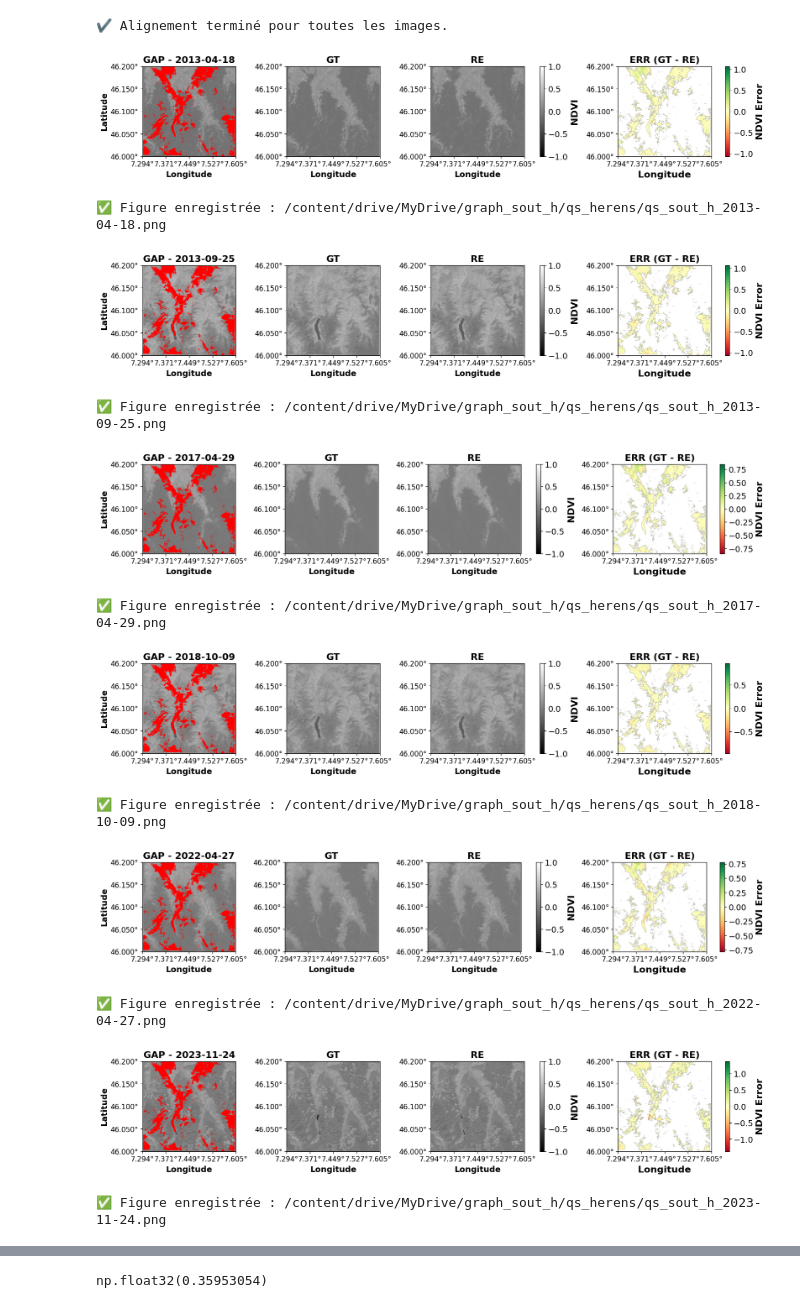
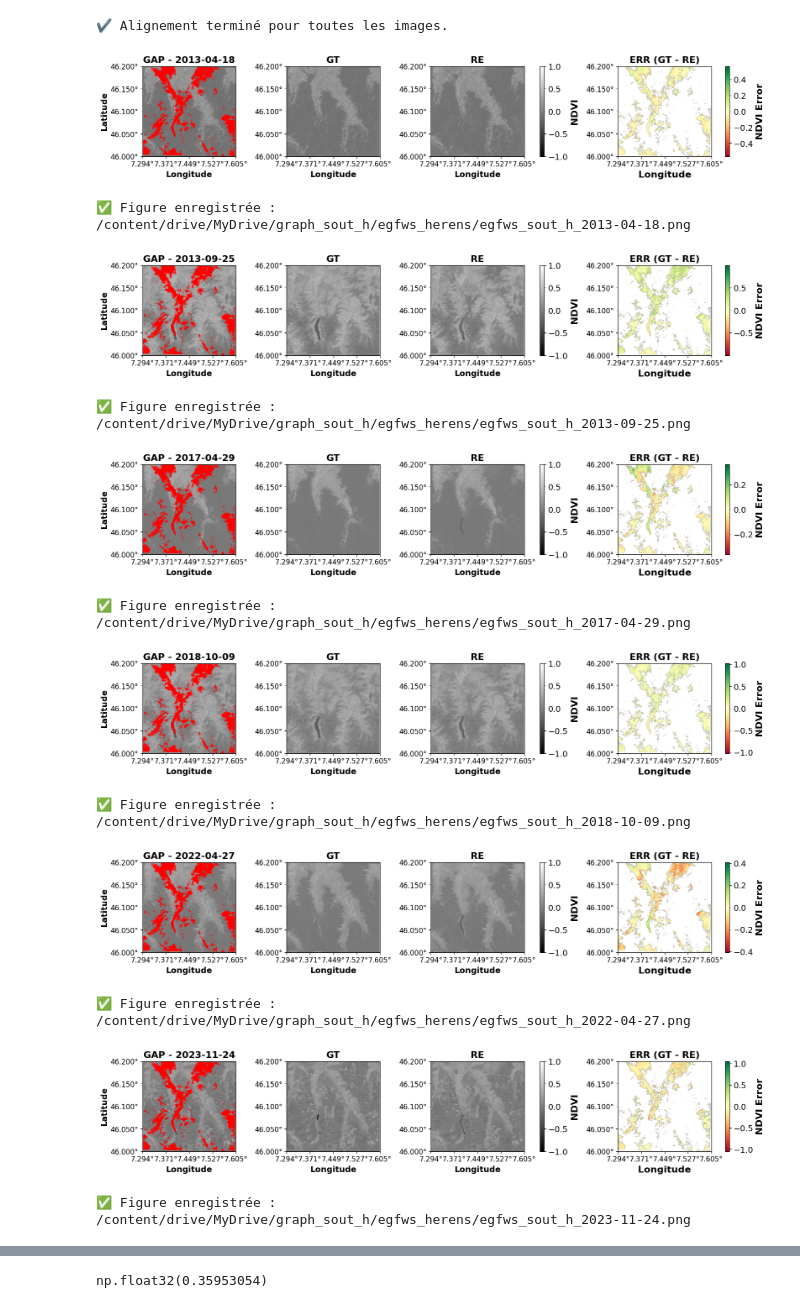
Before and after one commit to larasauser/master, a Jupyter notebook: metrics_soutenance.ipynb, the cells around one changed output, grey strips where cells are left out. Saved outputs shown, nothing was run; the diff lists cells and outputs as text; code cells hidden in the pictures.

```diff
--- a/metrics_soutenance.ipynb
+++ b/metrics_soutenance.ipynb
@@ -143,9 +143,9 @@ import os
 from glob import glob
 
 # === Dossiers ===
-hole_dir = '/content/drive/MyDrive/QS_herens/NDVI_herens_holes'
-gt_dir = '/content/drive/MyDrive/QS_herens/NDVI_herens_full'
-recon_dir = '/content/drive/MyDrive/QS_herens/QS_h_out'
+hole_dir = '/content/drive/MyDrive/Whitt/NDVI_herens_Landsat8_hole'
+gt_dir = '/content/drive/MyDrive/Whitt/NDVI_herens_full'
+recon_dir = '/content/drive/MyDrive/Whitt/egfwh_herens_outputs_optim1'
 gap_raw_dir = '/content/drive/MyDrive/ndvi_herens_landsat_original'
 
 
@@ -252,47 +252,47 @@ for i in range(len(hole_files)):
     axs[3].set_xlabel("Longitude", fontsize=16, fontweight="bold")
     add_coords_wgs84(axs[3], hole_meta)
 
     cbar_ndvi = fig.colorbar(im2, ax=axs[:3], orientation="vertical", fraction=0.5, pad=0.01)
     cbar_ndvi.set_label("NDVI", fontsize=16, fontweight="bold")
     for t in cbar_ndvi.ax.get_yticklabels():
         t.set_fontsize(14)
 
     #cbar_err = fig.colorbar(im3, ax=axs[3], orientation="vertical", fraction=0.02, pad=0.01)
     #cbar_err.set_label("NDVI Error", fontsize=14, fontweight="bold")
     #for t in cbar_err.ax.get_yticklabels():
         #t.set_fontsize(14)
     cbar_err = fig.colorbar(im3, ax=axs[3], fraction=0.05, pad=0.02)
     cbar_err.set_label("NDVI Error", fontsize=16, fontweight="bold")
     for t in cbar_err.ax.get_yticklabels():
         t.set_fontsize(14)
 
 
     for ax in axs:
         ax.tick_params(axis="x", labelsize=12)
         ax.tick_params(axis="y", labelsize=12)
 
     plt.show()
 
-    save_dir = '/content/drive/MyDrive/graph_sout_h/qs_herens'
+    save_dir = '/content/drive/MyDrive/graph_sout_h/egfws_herens'
     os.makedirs(save_dir, exist_ok=True)
 
-    save_path = os.path.join(save_dir, f'qs_sout_h_{date}.png')
+    save_path = os.path.join(save_dir, f'egfws_sout_h_{date}.png')
     fig.savefig(save_path, dpi=300, bbox_inches='tight')
     plt.close(fig)
     print(f"✅ Figure enregistrée : {save_path}")
 # %% [output]
-[figure, old version]
+[figure, new version]
-✅ Figure enregistrée : /content/drive/MyDrive/graph_sout_h/qs_herens/qs_sout_h_2013-04-18.png
+✅ Figure enregistrée : /content/drive/MyDrive/graph_sout_h/egfws_herens/egfws_sout_h_2013-04-18.png
-[figure, old version]
+[figure, new version]
-✅ Figure enregistrée : /content/drive/MyDrive/graph_sout_h/qs_herens/qs_sout_h_2013-09-25.png
+✅ Figure enregistrée : /content/drive/MyDrive/graph_sout_h/egfws_herens/egfws_sout_h_2013-09-25.png
-[figure, old version]
+[figure, new version]
-✅ Figure enregistrée : /content/drive/MyDrive/graph_sout_h/qs_herens/qs_sout_h_2017-04-29.png
+✅ Figure enregistrée : /content/drive/MyDrive/graph_sout_h/egfws_herens/egfws_sout_h_2017-04-29.png
-[figure, old version]
+[figure, new version]
-✅ Figure enregistrée : /content/drive/MyDrive/graph_sout_h/qs_herens/qs_sout_h_2018-10-09.png
+✅ Figure enregistrée : /content/drive/MyDrive/graph_sout_h/egfws_herens/egfws_sout_h_2018-10-09.png
-[figure, old version]
+[figure, new version]
-✅ Figure enregistrée : /content/drive/MyDrive/graph_sout_h/qs_herens/qs_sout_h_2022-04-27.png
+✅ Figure enregistrée : /content/drive/MyDrive/graph_sout_h/egfws_herens/egfws_sout_h_2022-04-27.png
-[figure, old version]
+[figure, new version]
-✅ Figure enregistrée : /content/drive/MyDrive/graph_sout_h/qs_herens/qs_sout_h_2023-11-24.png
+✅ Figure enregistrée : /content/drive/MyDrive/graph_sout_h/egfws_herens/egfws_sout_h_2023-11-24.png
 # %%
 import matplotlib.pyplot as plt
 import matplotlib.cm as cm
```
Also changed, not shown: parts of 2 cells of this notebook.
